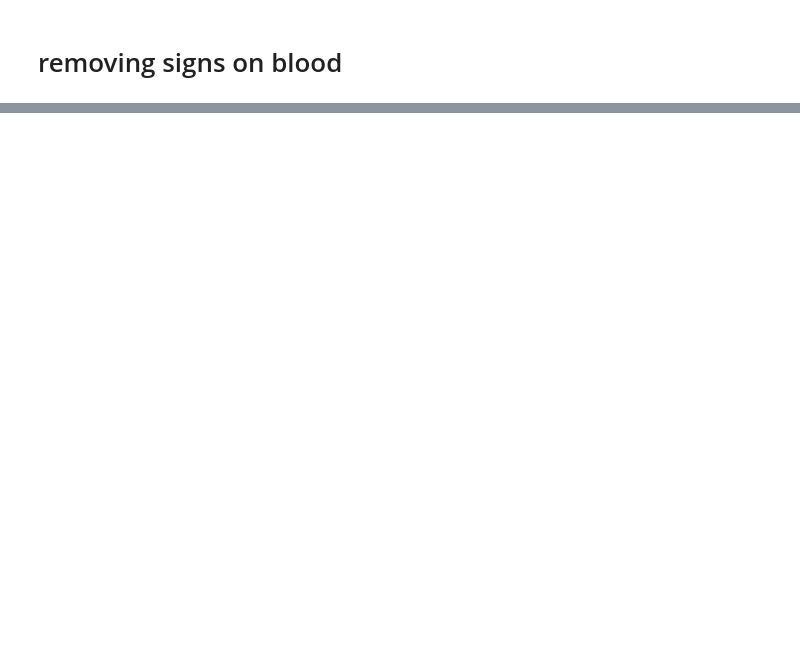
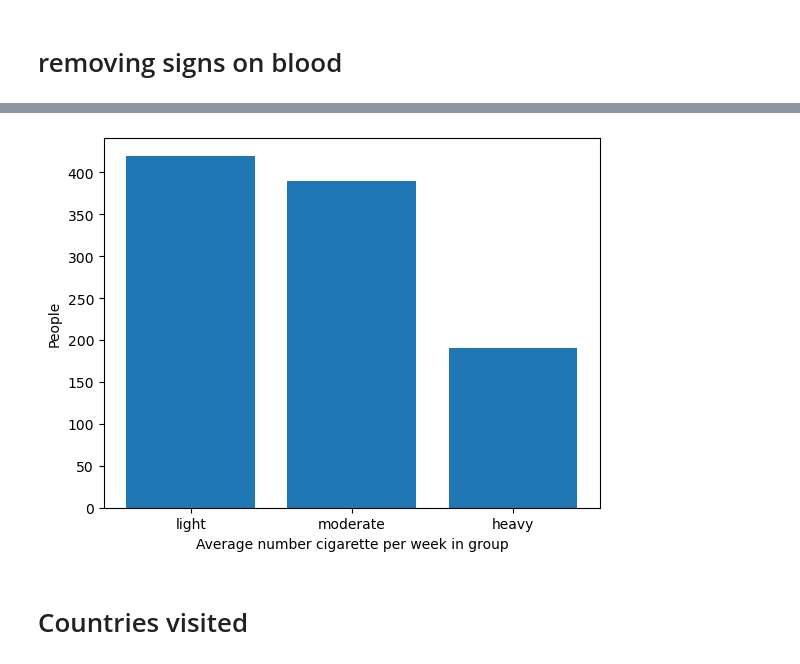
Before and after one commit to KHsuan/CDM_data_anonymisation, a Jupyter notebook: Laura.ipynb, the cells around one changed output, grey strips where cells are left out. Drawn from its saved outputs; the diff is of its cells as text; code cells hidden in the pictures; blank space fills up the shorter version.

```diff
--- a/Laura.ipynb
+++ b/Laura.ipynb
@@ -157,0 +445,18 @@ Name: count, dtype: int64
+# %%
+bins= [0,200,400,600]
+labels = ["light", "moderate", "heavy"]
+data["avg_n_cigret_per_week_group"] = pd.cut(data['avg_n_cigret_per_week'], bins=bins, labels=labels, right=False)
+# %%
+counts = data["avg_n_cigret_per_week_group"].value_counts()
+count_in_order = []
+for i in labels:
+    count_in_order.append(counts[i])
+
+plt.bar(labels, count_in_order)
+plt.xlabel("Average number cigarette per week in group")
+plt.ylabel("People")
+plt.show()
+# %% [output]
+[figure, added]
+# %% [markdown]
+# Countries visited
```
Also changed, not shown: parts of 31 cells of this notebook.
